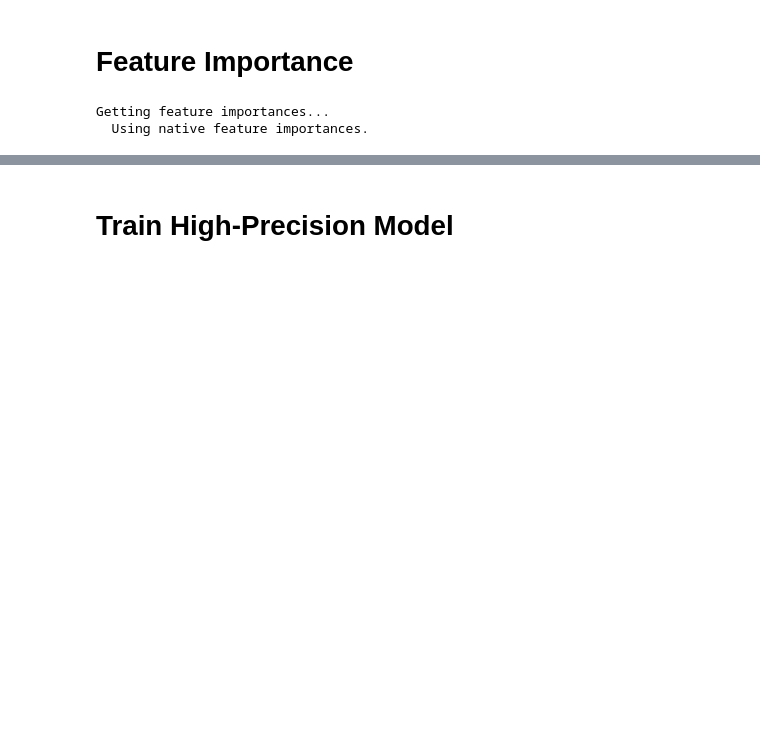
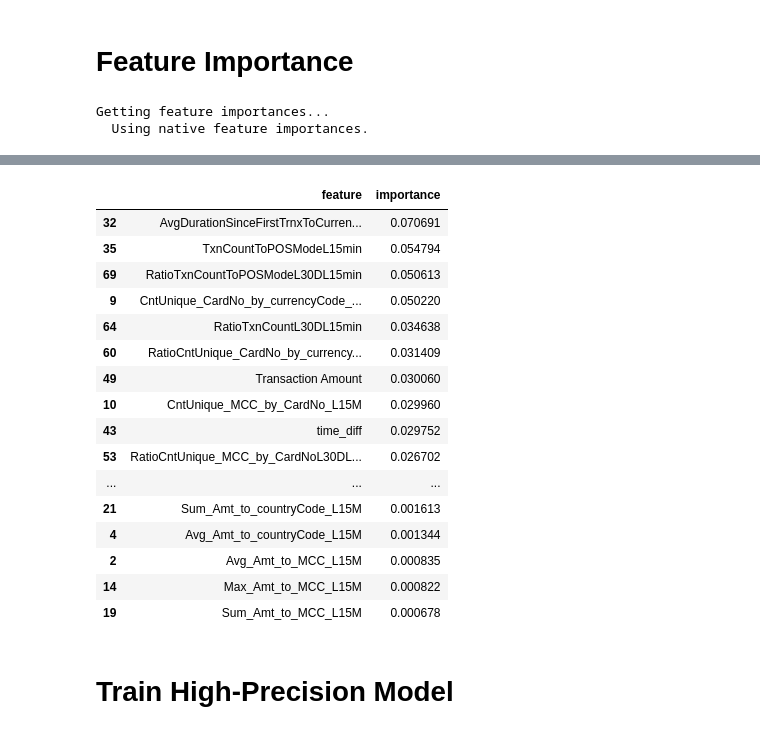
Before and after one commit to gregvidy/model-diagnostic, a Jupyter notebook: 05a. Final ML Train - Credit.ipynb, the cells around one changed output, grey strips where cells are left out. Saved outputs shown, nothing was run; the diff lists cells and outputs as text; code cells hidden in the pictures; blank space fills up the shorter version.

```diff
--- a/05a. Final ML Train - Credit.ipynb
+++ b/05a. Final ML Train - Credit.ipynb
@@ -952,3 +1096,23 @@ importance_df
+# %%
+importance_numeric_cols_df
+# %% [output]
+|  | feature | importance |
+| 32 | AvgDurationSinceFirstTrnxToCurren... | 0.070691 |
+| 35 | TxnCountToPOSModeL15min | 0.054794 |
+| 69 | RatioTxnCountToPOSModeL30DL15min | 0.050613 |
+| 9 | CntUnique_CardNo_by_currencyCode_... | 0.050220 |
+| 64 | RatioTxnCountL30DL15min | 0.034638 |
+| 60 | RatioCntUnique_CardNo_by_currency... | 0.031409 |
+| 49 | Transaction Amount | 0.030060 |
+| 10 | CntUnique_MCC_by_CardNo_L15M | 0.029960 |
+| 43 | time_diff | 0.029752 |
+| 53 | RatioCntUnique_MCC_by_CardNoL30DL... | 0.026702 |
+| ... | ... | ... |
+| 21 | Sum_Amt_to_countryCode_L15M | 0.001613 |
+| 4 | Avg_Amt_to_countryCode_L15M | 0.001344 |
+| 2 | Avg_Amt_to_MCC_L15M | 0.000835 |
+| 14 | Max_Amt_to_MCC_L15M | 0.000822 |
+| 19 | Sum_Amt_to_MCC_L15M | 0.000678 |
 # %% [markdown]
 # Train High-Precision Model
 # %%
```
Also changed, not shown: parts of 58 cells of this notebook, 20 other files.
